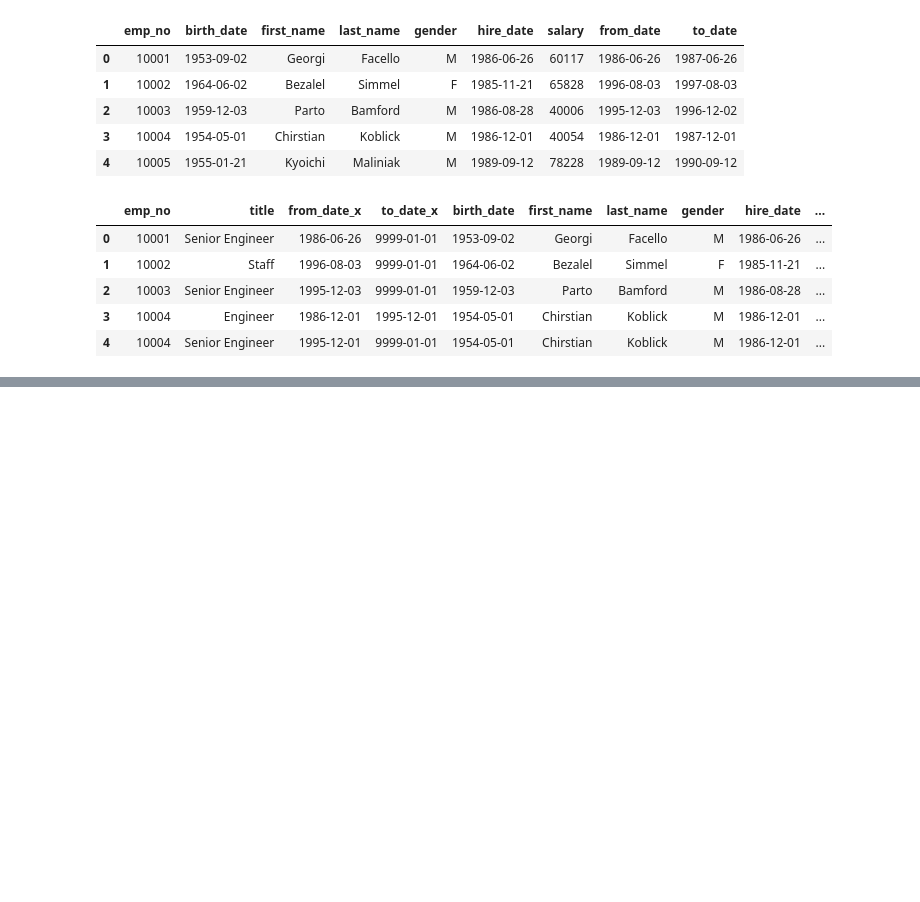
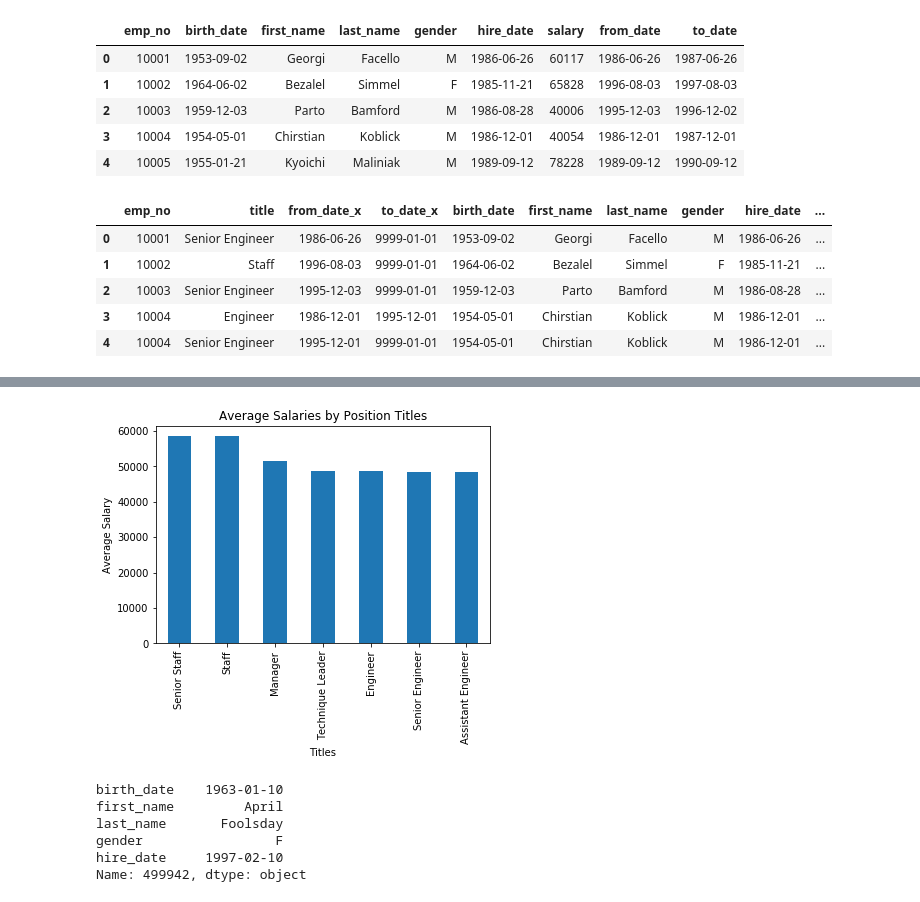
Before and after one commit to beezmo/employeeDatabaseHW, a Jupyter notebook: submitted/bonus.ipynb, the cells around one changed output, grey strips where cells are left out. Saved outputs shown, nothing was run; the diff lists cells and outputs as text; code cells hidden in the pictures; blank space fills up the shorter version.

Commit message:
Added code to plot avg salary by title, found emp_no 499942 easter egg

```diff
--- a/submitted/bonus.ipynb
+++ b/submitted/bonus.ipynb
@@ -78,3 +78,7 @@ full_merge.head()
 | 2 | 10003 | Senior Engineer | 1995-12-03 | 9999-01-01 | 1959-12-03 | Parto | Bamford | M | 1986-08-28 | ... |
 | 3 | 10004 | Engineer | 1986-12-01 | 1995-12-01 | 1954-05-01 | Chirstian | Koblick | M | 1986-12-01 | ... |
 | 4 | 10004 | Senior Engineer | 1995-12-01 | 9999-01-01 | 1954-05-01 | Chirstian | Koblick | M | 1986-12-01 | ... |
+# %%
+titles_grouped = full_merge.groupby("title")
+title_salaries = round(titles_grouped["salary"].mean(), 0).sort_values(ascending=False)
+title_salaries
@@ -80,0 +106,18 @@ full_merge.head()
+# %%
+title_salaries.plot.bar()
+plt.xlabel("Titles")
+plt.ylabel("Average Salary")
+plt.title("Average Salaries by Position Titles")
+plt.savefig("salaries.png", bbox_inches="tight")
+# %% [output]
+[figure, added]
+# %%
+employees_indexed = employees.set_index("emp_no")
+employees_indexed.loc[499942]
+# %% [output]
+birth_date    1963-01-10
+first_name         April
+last_name       Foolsday
+gender                 F
+hire_date     1997-02-10
+Name: 499942, dtype: object
```
Also changed, not shown: parts of 3 cells of this notebook, 1 other file.
